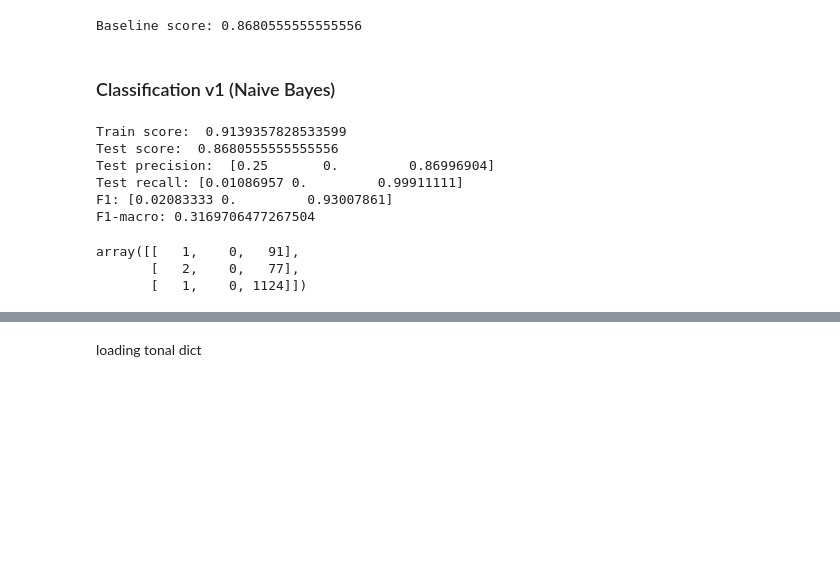
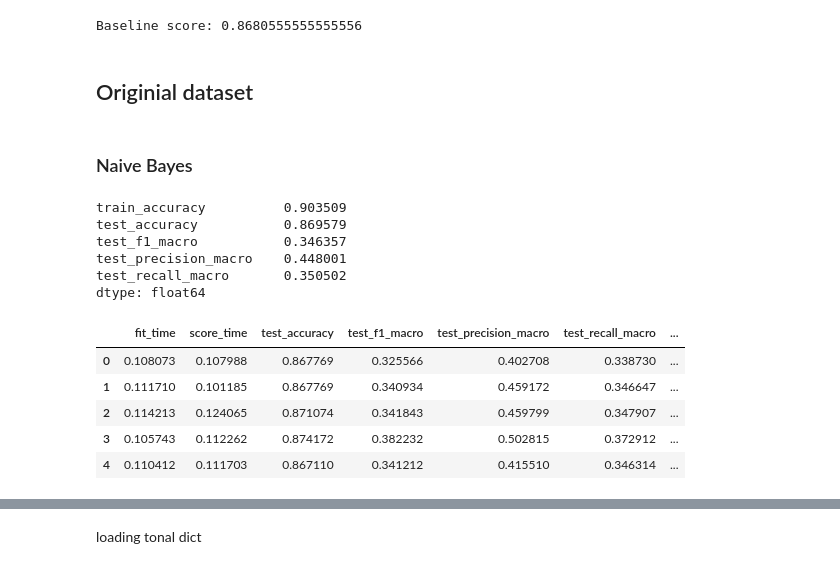
Before and after one commit to sudodoki/prj-nlp, a Jupyter notebook: students/SerhiiNechyporchuk/homework/05-bag-of-words/Homeword05.ipynb, the cells around one changed output, grey strips where cells are left out. Drawn from its saved outputs; the diff is of its cells as text; code cells hidden in the pictures; blank space fills up the shorter version.

```diff
--- a/students/SerhiiNechyporchuk/homework/05-bag-of-words/Homeword05.ipynb
+++ b/students/SerhiiNechyporchuk/homework/05-bag-of-words/Homeword05.ipynb
@@ -152,5 +156,5 @@ test = test.assign(review_doc = test['main_review'].apply(lambda x: tokenize(x,
 # %%
-vocab = CountVectorizer(tokenizer=lambda x: stem(x), lowercase=False).fit(train['review_doc'], train['score']).vocabulary_
+vocab = CountVectorizer(tokenizer=lambda x: x, lowercase=False).fit(train['review_doc'], train['score']).vocabulary_
 idxs, ivocab = zip(*sorted(zip(vocab.values(),vocab.keys())))
 ivocab = np.array(ivocab)
 # %%
@@ -162,30 +170,35 @@ train['score'].value_counts().plot(kind='bar')
 print("Baseline score:", accuracy_score(test['score'], np.full(test['score'].shape, 2)))
 # %% [output]
 Baseline score: 0.8680555555555556
-# %%
-def print_metrics(cls, train, test):
-    print("Train score: ", cls.score(train['review_doc'], train['score']))
-    print("Test score: ", cls.score(test['review_doc'], test['score']))
-    pred = cls.predict(test['review_doc'])
-    print("Test precision: ", precision_score(test['score'], pred, average=None))
-    print("Test recall:", recall_score(test['score'], pred, average=None))
-    print("F1:", f1_score(test['score'],pred, average=None))
-    print("F1-macro:", f1_score(test['score'],pred,average='macro'))
-    return confusion_matrix(test['score'], pred)
+# %%
+def print_metrics(cls, train):
+    scores = cross_validate(cls, train['review_doc'],
+                            y=train['score'],
+                            scoring=['f1_macro', 'accuracy', 'precision_macro', 'recall_macro'],
+                            return_train_score=True,
+                            cv=3)
+    df = pd.DataFrame(scores)
+    print(df[['train_accuracy', 'test_accuracy', 'test_f1_macro', 'test_precision_macro', 'test_recall_macro']].mean())
+    return df
+# %% [markdown]
+## Originial dataset
 # %% [markdown]
-### Classification v1 (Naive Bayes)
+### Naive Bayes
 # %%
-p1 = Pipeline([('vectorizer', CountVectorizer(lowercase=False, tokenizer=lambda x: stem(x), vocabulary=vocab)),
+p1 = Pipeline([('vectorizer', CountVectorizer(lowercase=False, tokenizer=lambda x: x, vocabulary=vocab)),
                ('classifier', MultinomialNB())])
 p1.fit(train['review_doc'], train['score'])
-print_metrics(p1, train, test)
+print_metrics(p1, train)
 # %% [output]
-Train score:  0.9139357828533599
-Test score:  0.8680555555555556
-Test precision:  [0.25       0.         0.86996904]
-Test recall: [0.01086957 0.         0.99911111]
-F1: [0.02083333 0.         0.93007861]
-F1-macro: 0.3169706477267504
+train_accuracy          0.903509
+test_accuracy           0.869579
+test_f1_macro           0.346357
+test_precision_macro    0.448001
+test_recall_macro       0.350502
+dtype: float64
-array([[   1,    0,   91],
-       [   2,    0,   77],
-       [   1,    0, 1124]])
+|  | fit_time | score_time | test_accuracy | test_f1_macro | test_precision_macro | test_recall_macro | ... |
+| 0 | 0.108073 | 0.107988 | 0.867769 | 0.325566 | 0.402708 | 0.338730 | ... |
+| 1 | 0.111710 | 0.101185 | 0.867769 | 0.340934 | 0.459172 | 0.346647 | ... |
+| 2 | 0.114213 | 0.124065 | 0.871074 | 0.341843 | 0.459799 | 0.347907 | ... |
+| 3 | 0.105743 | 0.112262 | 0.874172 | 0.382232 | 0.502815 | 0.372912 | ... |
+| 4 | 0.110412 | 0.111703 | 0.867110 | 0.341212 | 0.415510 | 0.346314 | ... |
```
Also changed, not shown: parts of 42 cells of this notebook, 2 other files.
